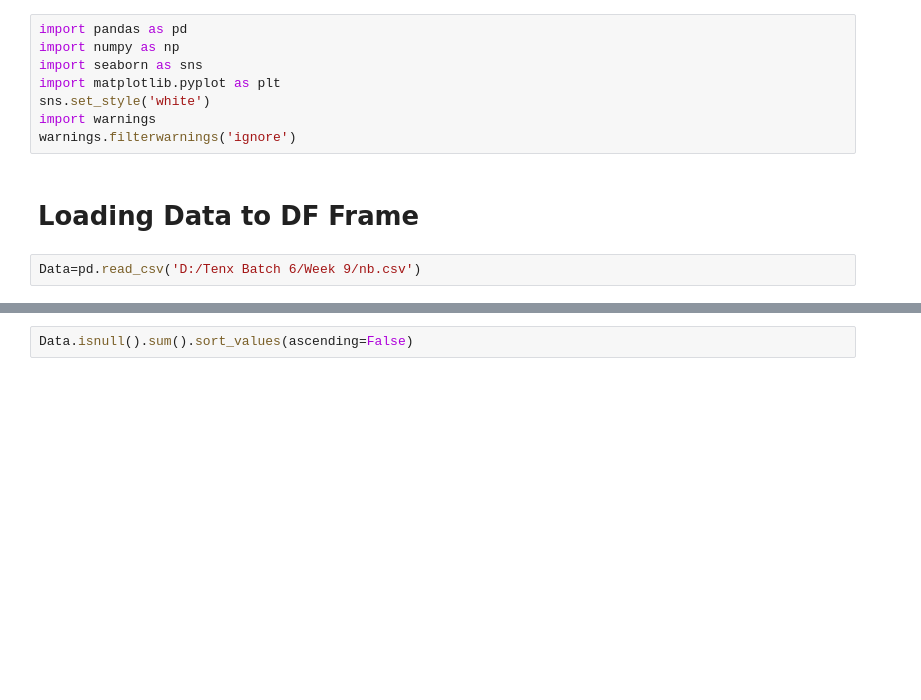
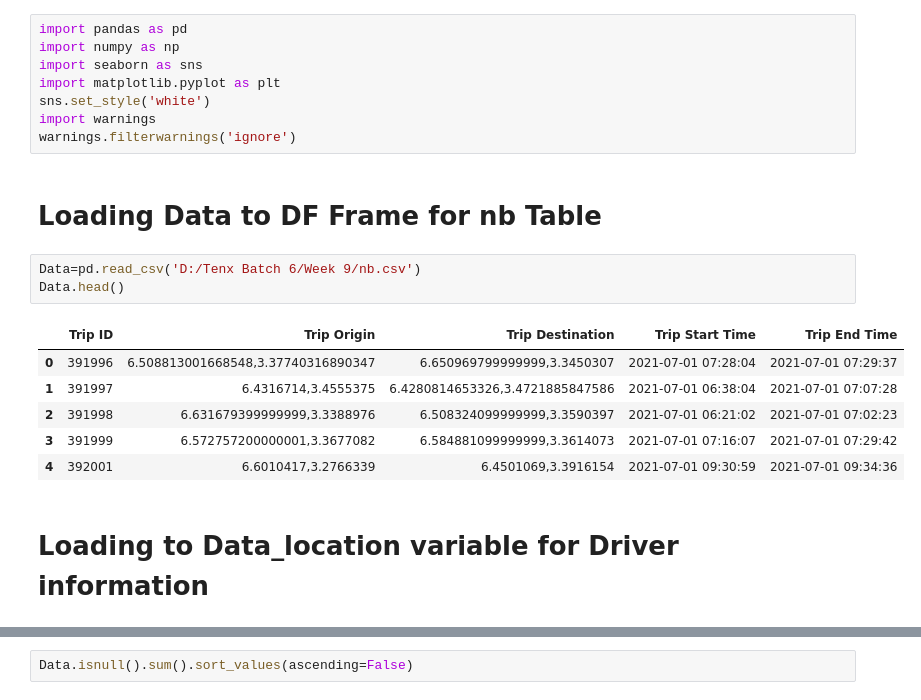
Before and after one commit to BekaluTa/Drivers-Delivery-with-Cuasual-Infrence, a Jupyter notebook: Notebook/EDA.ipynb, the cells around one changed output, grey strips where cells are left out. Saved outputs shown, nothing was run; the diff lists cells and outputs as text; blank space fills up the shorter version.

```diff
--- a/Notebook/EDA.ipynb
+++ b/Notebook/EDA.ipynb
@@ -9,6 +9,16 @@ sns.set_style('white')
 import warnings
 warnings.filterwarnings('ignore')
 # %% [markdown]
-# Loading Data to DF Frame
+# Loading Data to DF Frame for nb Table
 # %%
 Data=pd.read_csv('D:/Tenx Batch 6/Week 9/nb.csv')
+Data.head()
+# %% [output]
+|  | Trip ID | Trip Origin | Trip Destination | Trip Start Time | Trip End Time |
+| 0 | 391996 | 6.508813001668548,3.37740316890347 | 6.650969799999999,3.3450307 | 2021-07-01 07:28:04 | 2021-07-01 07:29:37 |
+| 1 | 391997 | 6.4316714,3.4555375 | 6.4280814653326,3.4721885847586 | 2021-07-01 06:38:04 | 2021-07-01 07:07:28 |
+| 2 | 391998 | 6.631679399999999,3.3388976 | 6.508324099999999,3.3590397 | 2021-07-01 06:21:02 | 2021-07-01 07:02:23 |
+| 3 | 391999 | 6.572757200000001,3.3677082 | 6.584881099999999,3.3614073 | 2021-07-01 07:16:07 | 2021-07-01 07:29:42 |
+| 4 | 392001 | 6.6010417,3.2766339 | 6.4501069,3.3916154 | 2021-07-01 09:30:59 | 2021-07-01 09:34:36 |
+# %% [markdown]
+# Loading to Data_location variable for Driver information
```
Also changed, not shown: parts of 16 cells of this notebook.
